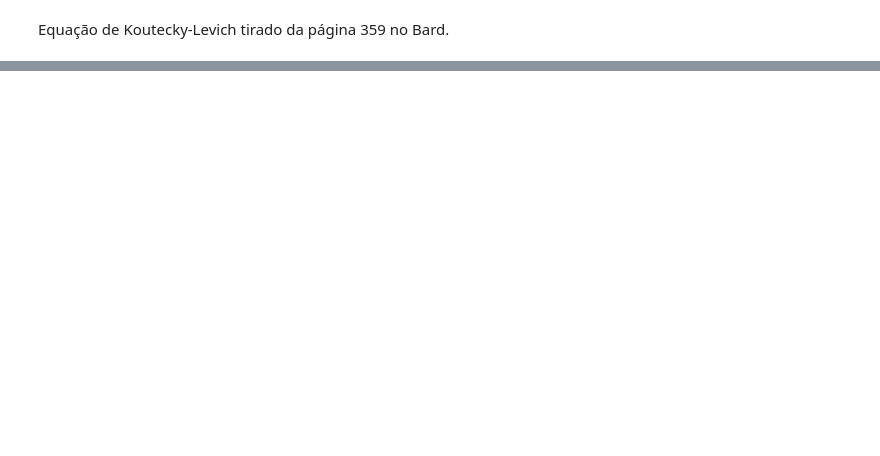
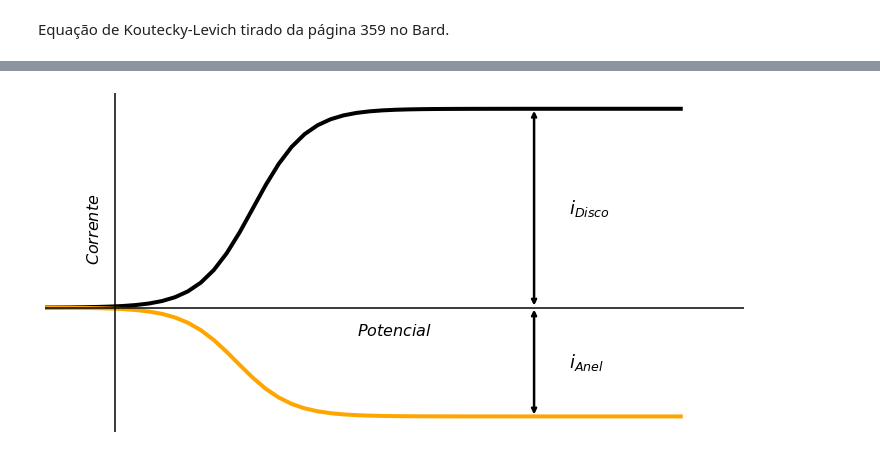
Before and after one commit to PassosSouza/LabsEletroquimica, a Jupyter notebook: Laboratorio 2/Teorias/RRDE_.ipynb, the cells around one changed output, grey strips where cells are left out. Saved outputs shown, nothing was run; the diff lists cells and outputs as text; code cells hidden in the pictures; blank space fills up the shorter version.

```diff
--- a/Laboratorio 2/Teorias/RRDE_.ipynb
+++ b/Laboratorio 2/Teorias/RRDE_.ipynb
@@ -141,0 +142,55 @@ plt.savefig('Levich.png', dpi=300)
+# %%
+# Parâmetros para a simulação
+E = np.linspace(-0.01, 0.9, 50)  # Potencial aplicado (V)
+omega = 0.3  # Velocidade angular 1 (rad/s)
+omega2 = 1  # Velocidade angular 2 (rad/s)
+nu = 0.5e6  # Viscosidade cinemática (cm²/s)
+r1 = 0.1  # fator 1
+r2 = 0.3  # fator 2
+r3 = 0.5
+D0 = 1  # Coeficiente de difusão (cm²/s)
+C0 = 1  # Concentração da espécie eletroativa (mol/cm³)
+A = 1  # Área do eletrodo (cm²)
+k0 = 1  # Constante de taxa da reação (cm/s)
+f = 1  # Fator de simetria da reação
+E0 = 0.5  # Potencial padrão da reação (V)
+# %%
+# Criação da figura e dos eixos
+fig, axes = plt.subplots(1, 1, figsize=(10, 5))
+
+# Cálculo das correntes para as duas velocidades angulares
+I = current(E, A, k0, r1, r2, E0, f, D0, omega, nu, C0)
+I2 = current(E, A, k0, r1, r2, E0, f, D0, omega2, nu, C0)
+
+# Plot do primeiro gráfico (Corrente vs Potencial)
+axes.plot(E, I2, color='black', lw=4)
+axes.plot(E, -I, color='orange', lw=4)
+
+# Configurações do primeiro gráfico
+axes.set_xlim(0.9, -0.1)  # Inverte o eixo x
+axes.set_xticks([])  # Remove os valores numéricos do eixo x
+axes.set_yticks([])  # Remove os valores numéricos do eixo y
+axes.spines['top'].set_visible(False)  # Remove a borda superior
+axes.spines['right'].set_visible(False)  # Remove a borda direita
+axes.spines['bottom'].set_visible(False)  # Remove a borda inferior
+axes.spines['left'].set_visible(False)  # Remove a borda esquerda
+axes.axhline(0, linestyle="-", color="black")  # Linha horizontal em y=0
+axes.axvline(E[-1] - 0.1, linestyle="-", color="black")  # Linha vertical em x=E[-1]-0.1
+axes.annotate("$Corrente$", xy=(0.07, 0.6), xycoords="axes fraction",
+                 fontsize=16, ha="center", va="center", rotation=90)
+axes.annotate("$Potencial$", xy=(0.5, 0.3), xycoords="axes fraction",
+                 fontsize=16, ha="center", va="center")
+
+# Anotações para as correntes limites
+axes.annotate("", xy=(E0 - 0.3, -max(I)), xytext=(E0 - 0.3, 0),
+                arrowprops=dict(arrowstyle="<->", color="black", lw=2.5))
+axes.text(E0 - 0.35, -max(I) / 2, "$i_{Anel}$", fontsize=18, color="black", va="center")
+
+axes.annotate("", xy=(E0 - 0.3, max(I2)), xytext=(E0 - 0.3, 0),
+                arrowprops=dict(arrowstyle="<->", color="black", lw=2.5))
+axes.text(E0 - 0.35, max(I2) / 2, "$i_{Disco}$", fontsize=18, color="black", va="center")
+
+plt.tight_layout()
+plt.savefig('RRE-Levich.png', dpi=300)
+# %% [output]
+[figure, added]
```
Also changed, not shown: parts of 1 cell of this notebook, 3 other files.
